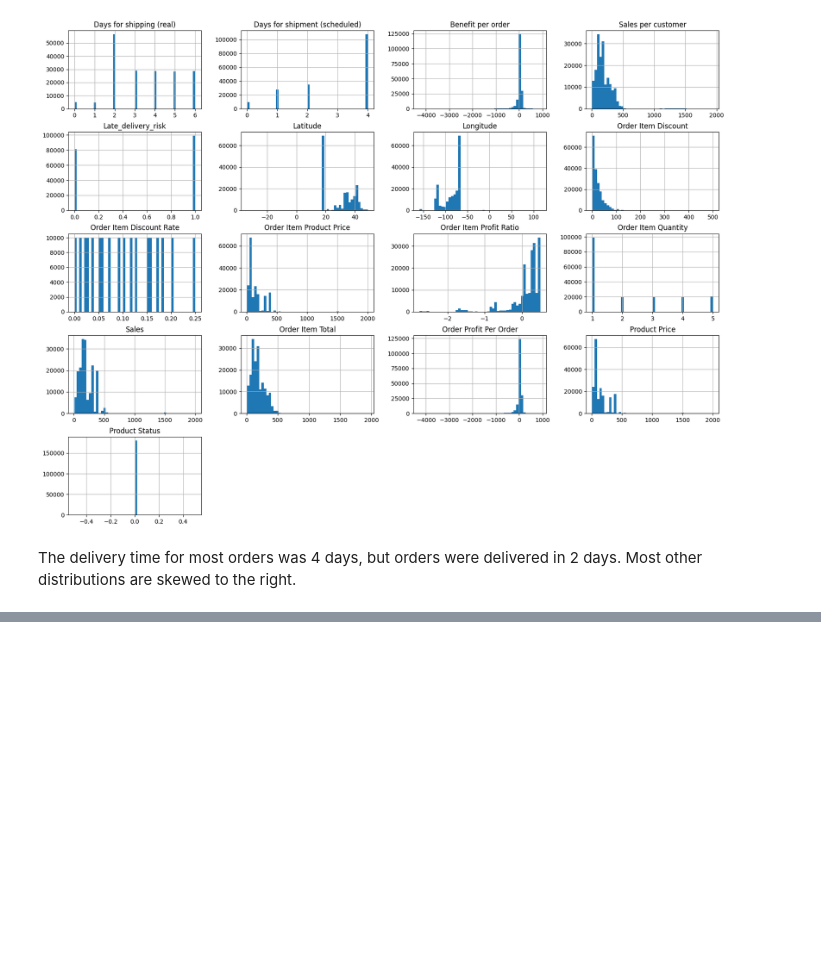
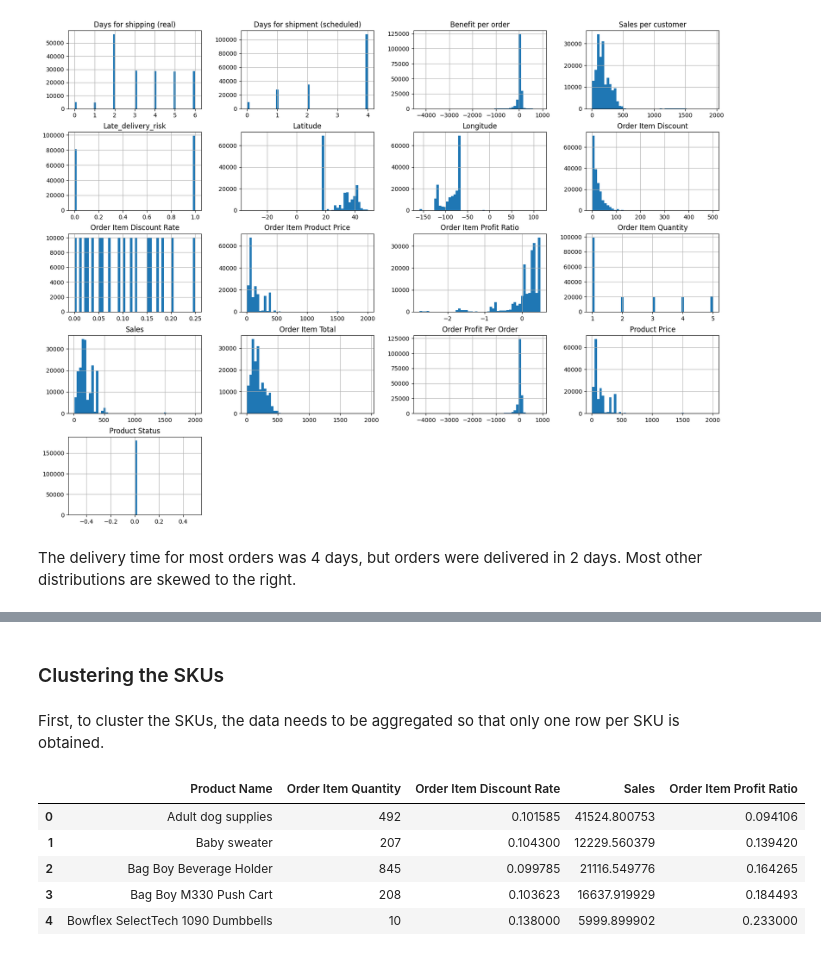
Before and after one commit to emirhansilsupur/supply-chain-analytics-forecasting, a Jupyter notebook: SC_Analytics_Forecasting.ipynb, the cells around one changed output, grey strips where cells are left out. Cells and saved outputs as stored; diff of their text form; code cells hidden in the pictures; blank space fills up the shorter version.

Commit message:
Aggregate clustering data for sku

```diff
--- a/SC_Analytics_Forecasting.ipynb
+++ b/SC_Analytics_Forecasting.ipynb
@@ -566,0 +583,41 @@ Most other distributions are skewed to the right.
+# %% [markdown]
+### Clustering the SKUs
+# %% [markdown]
+First, to cluster the SKUs, the data needs to be aggregated so that only one row per SKU is obtained.
+# %%
+clustering_features = [
+    "Product Name",
+    "Order Item Discount",
+    "Order Item Discount Rate",
+    "Order Item Product Price",
+    "Order Item Profit Ratio",
+    "Order Item Quantity",
+    "Sales",
+    "Order Item Total",
+    "Order Profit Per Order",
+    "Product Price",
+]
+
+df_clustering = df[clustering_features]
+
+df_clustering_agg = (
+    df_clustering.groupby("Product Name")
+    .agg(
+        {
+            "Order Item Quantity": "sum",
+            "Order Item Discount Rate": "mean",
+            "Sales": "sum",
+            "Order Item Profit Ratio": "mean",
+        }
+    )
+    .reset_index()
+)
+# %%
+df_clustering_agg.head()
+# %% [output]
+|  | Product Name | Order Item Quantity | Order Item Discount Rate | Sales | Order Item Profit Ratio |
+| 0 | Adult dog supplies | 492 | 0.101585 | 41524.800753 | 0.094106 |
+| 1 | Baby sweater | 207 | 0.104300 | 12229.560379 | 0.139420 |
+| 2 | Bag Boy Beverage Holder | 845 | 0.099785 | 21116.549776 | 0.164265 |
+| 3 | Bag Boy M330 Push Cart | 208 | 0.103623 | 16637.919929 | 0.184493 |
+| 4 | Bowflex SelectTech 1090 Dumbbells | 10 | 0.138000 | 5999.899902 | 0.233000 |
```
Also changed, not shown: parts of 1 cell of this notebook.
